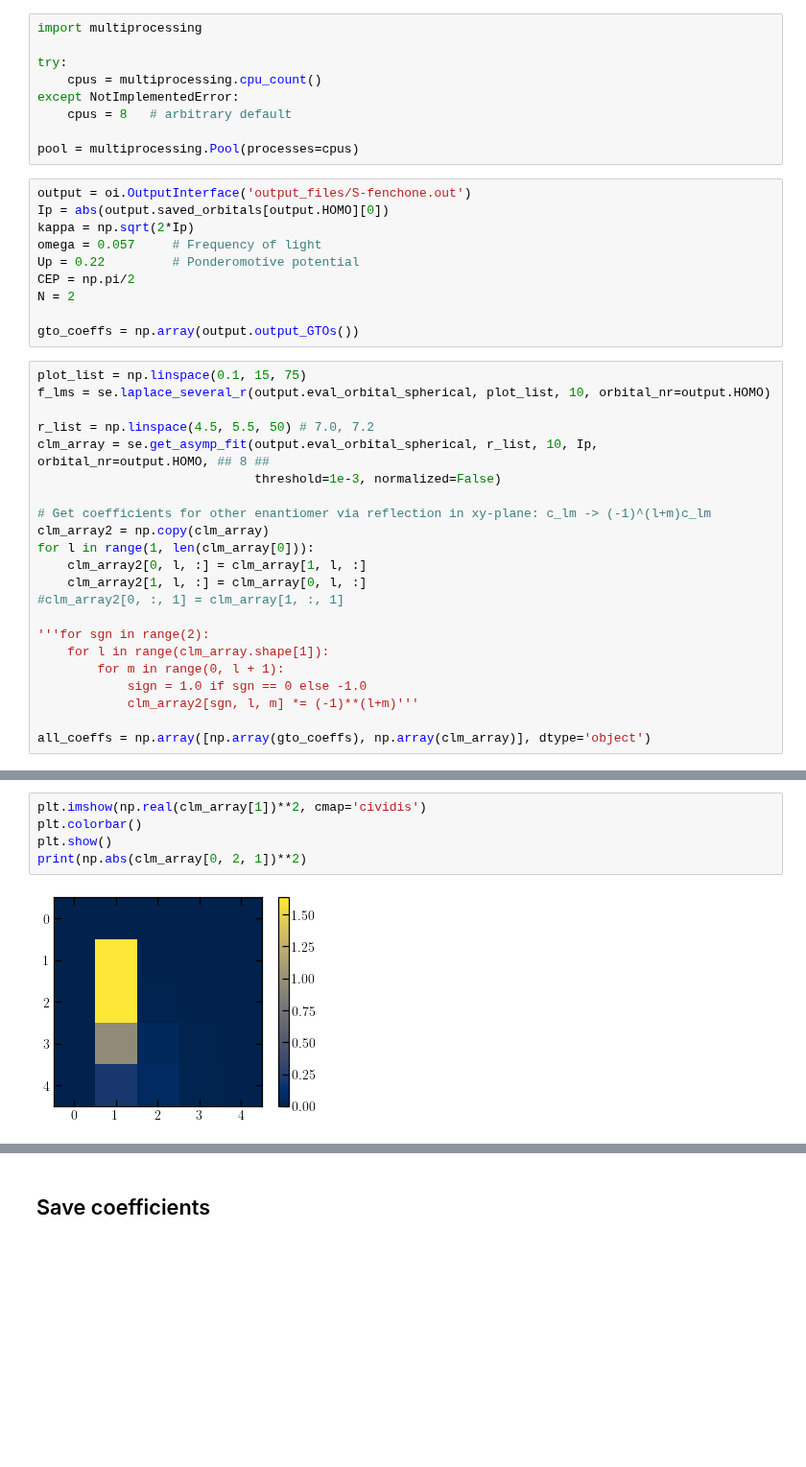
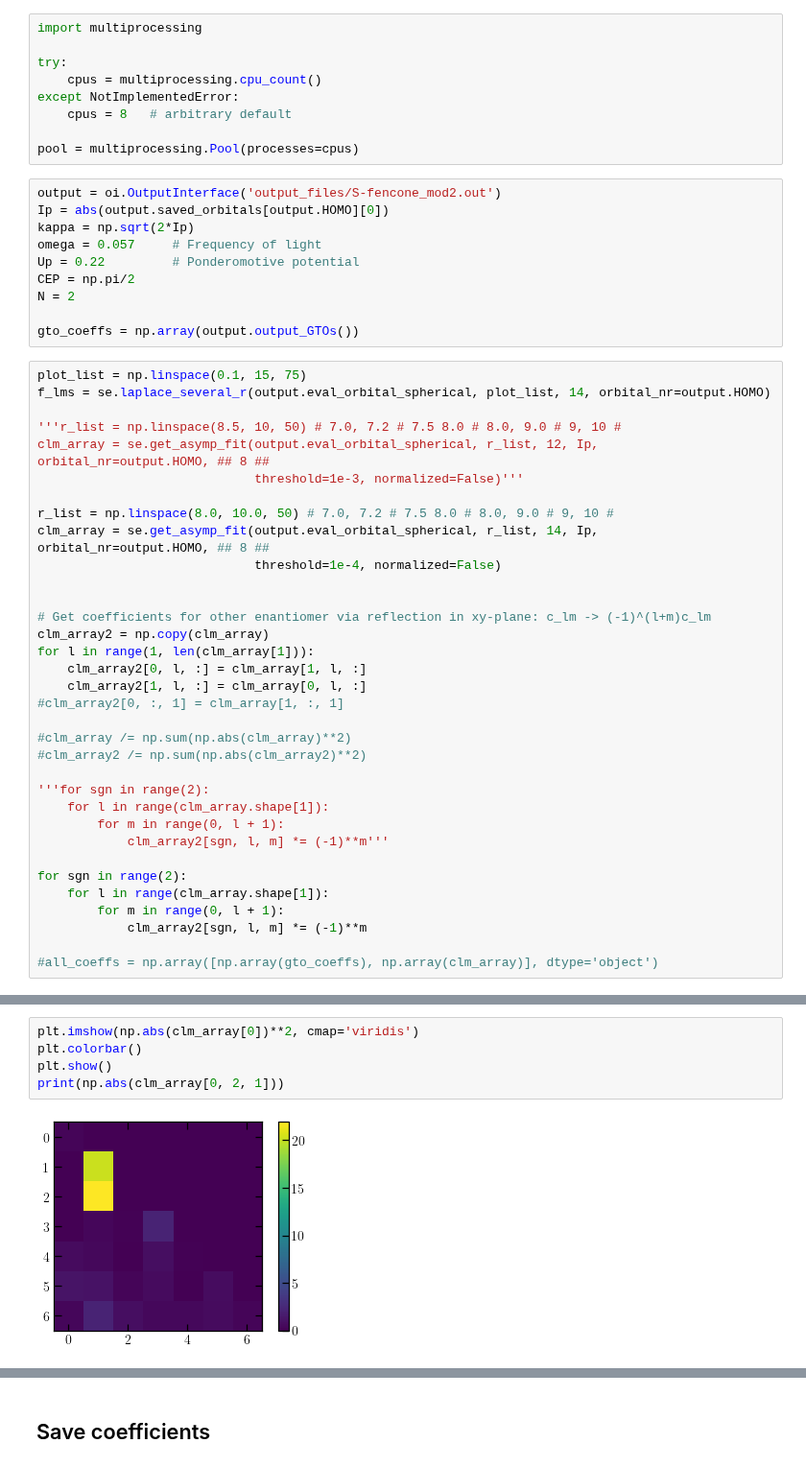
Before and after one commit to EmilHansen1/SFA_OAM_Linear, a Jupyter notebook: CHBrClF.ipynb, the cells around one changed output, grey strips where cells are left out. Shown at 96% size. Cells and saved outputs as stored; diff of their text form; blank space fills up the shorter version.

Commit message:
Added fencone notebook

```diff
--- a/CHBrClF.ipynb
+++ b/CHBrClF.ipynb
@@ -51,7 +51,7 @@ except NotImplementedError:
 
 pool = multiprocessing.Pool(processes=cpus)
 # %%
-output = oi.OutputInterface('output_files/S-fenchone.out')
+output = oi.OutputInterface('output_files/S-fencone_mod2.out')
 Ip = abs(output.saved_orbitals[output.HOMO][0])
 kappa = np.sqrt(2*Ip)
 omega = 0.057     # Frequency of light
@@ -62,24 +62,36 @@ N = 2
 gto_coeffs = np.array(output.output_GTOs())
 # %%
 plot_list = np.linspace(0.1, 15, 75)
-f_lms = se.laplace_several_r(output.eval_orbital_spherical, plot_list, 10, orbital_nr=output.HOMO)
+f_lms = se.laplace_several_r(output.eval_orbital_spherical, plot_list, 14, orbital_nr=output.HOMO)
 
-r_list = np.linspace(4.5, 5.5, 50) # 7.0, 7.2
-clm_array = se.get_asymp_fit(output.eval_orbital_spherical, r_list, 10, Ip, orbital_nr=output.HOMO, ## 8 ##
-                             threshold=1e-3, normalized=False)
+'''r_list = np.linspace(8.5, 10, 50) # 7.0, 7.2 # 7.5 8.0 # 8.0, 9.0 # 9, 10 #
+clm_array = se.get_asymp_fit(output.eval_orbital_spherical, r_list, 12, Ip, orbital_nr=output.HOMO, ## 8 ##
+                             threshold=1e-3, normalized=False)'''
+
+r_list = np.linspace(8.0, 10.0, 50) # 7.0, 7.2 # 7.5 8.0 # 8.0, 9.0 # 9, 10 #
+clm_array = se.get_asymp_fit(output.eval_orbital_spherical, r_list, 14, Ip, orbital_nr=output.HOMO, ## 8 ##
+                             threshold=1e-4, normalized=False)
+
 
 # Get coefficients for other enantiomer via reflection in xy-plane: c_lm -> (-1)^(l+m)c_lm
 clm_array2 = np.copy(clm_array)
-for l in range(1, len(clm_array[0])):
+for l in range(1, len(clm_array[1])):
     clm_array2[0, l, :] = clm_array[1, l, :]
     clm_array2[1, l, :] = clm_array[0, l, :]
 #clm_array2[0, :, 1] = clm_array[1, :, 1]
 
+#clm_array /= np.sum(np.abs(clm_array)**2)
+#clm_array2 /= np.sum(np.abs(clm_array2)**2)
+
 '''for sgn in range(2):
     for l in range(clm_array.shape[1]):
         for m in range(0, l + 1):
-            sign = 1.0 if sgn == 0 else -1.0
-            clm_array2[sgn, l, m] *= (-1)**(l+m)'''
+            clm_array2[sgn, l, m] *= (-1)**m'''
 
-all_coeffs = np.array([np.array(gto_coeffs), np.array(clm_array)], dtype='object')
+for sgn in range(2):
+    for l in range(clm_array.shape[1]):
+        for m in range(0, l + 1):
+            clm_array2[sgn, l, m] *= (-1)**m
+
+#all_coeffs = np.array([np.array(gto_coeffs), np.array(clm_array)], dtype='object')
 # %% [output]
@@ -105,7 +117,7 @@ plt.show()
 # %%
-plt.imshow(np.real(clm_array[1])**2, cmap='cividis')
+plt.imshow(np.abs(clm_array[0])**2, cmap='viridis')
 plt.colorbar()
 plt.show()
-print(np.abs(clm_array[0, 2, 1])**2)
+print(np.abs(clm_array[0, 2, 1]))
 # %% [output]
-[figure, old version]
+[figure, new version]
```
Also changed, not shown: parts of 26 cells of this notebook, 1 other file.
